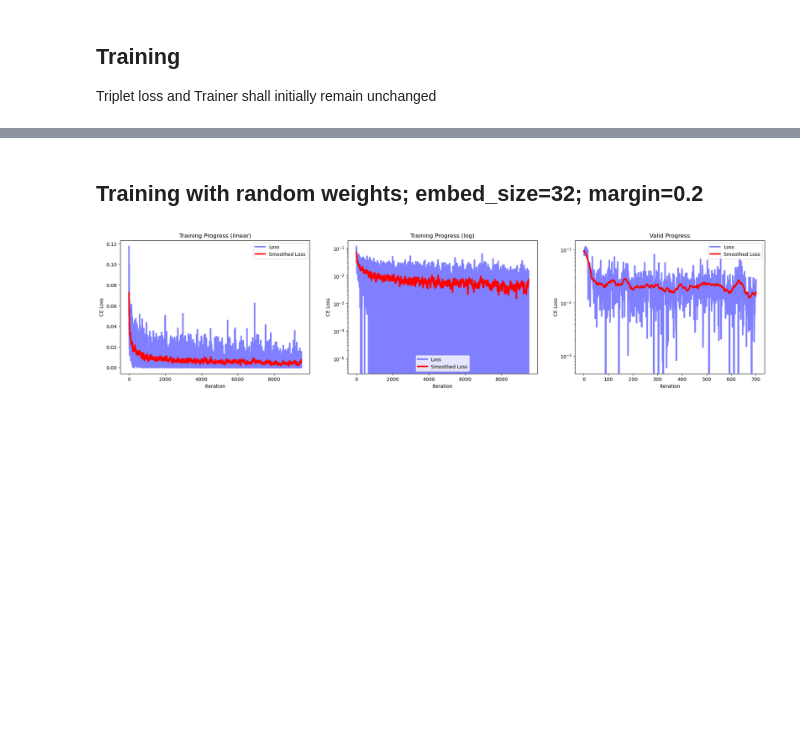
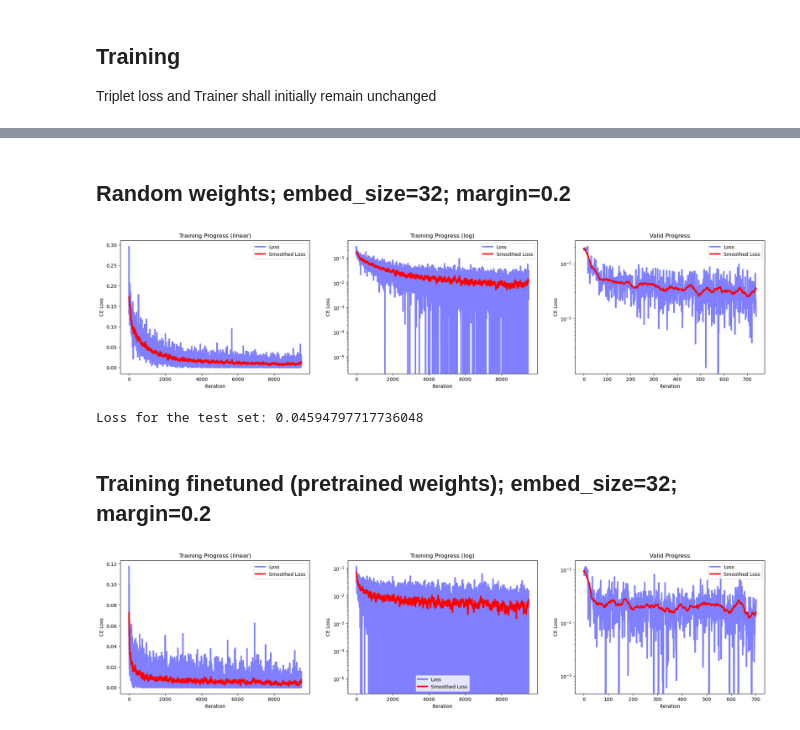
Before and after one commit to FreddieHorn/CudaVisionWS23, a Jupyter notebook: Assignment7/assignment7_working_copy.ipynb, the cells around one changed output, grey strips where cells are left out. Drawn from its saved outputs; the diff is of its cells as text; code cells hidden in the pictures; blank space fills up the shorter version.

Commit message:
trained models, added loss plots, semi-hard tripletsloss

```diff
--- a/Assignment7/assignment7_working_copy.ipynb
+++ b/Assignment7/assignment7_working_copy.ipynb
@@ -218,7 +222,7 @@ class SiameseModel(nn.Module):
 # %%
 device = 'cuda' if torch.cuda.is_available() else 'cpu'
 
-model = SiameseModel()
+model = SiameseModel(use_pretrained = False)
 model = model.to(device)
 # %% [markdown]
 ## Training
@@ -359,7 +363,7 @@ class Trainer:
     Class for training and validating a siamese model
     """
 
-    def __init__(self, model, criterion, train_loader, valid_loader, n_iters=1e4, save_freq = 500, margin = 0.2):
+    def __init__(self, model, criterion, train_loader, valid_loader, n_iters=1e4, save_freq = 500, margin = 0.2, save_name='siamese'):
         """ Trainer initializer """
         self.model = model
         self.criterion = criterion
@@ -371,6 +375,7 @@ class Trainer:
         self.device = torch.device("cuda" if torch.cuda.is_available() else "cpu")
         self.model.to(self.device)
 
+        self.save_name = save_name
         self.margin = 0.2
         self.save_freq = save_freq
         self.train_loss = []
@@ -437,7 +442,7 @@ class Trainer:
                     "train_loss": self.train_loss,
                     "valid_loss": self.valid_loss
                     }
-                    # utils_v2.save_model(self.model, self.optimizer, self.iter_, stats, margin=self.margin)
+                    utils_v2.save_model(self.model, self.optimizer, self.iter_, stats, margin=self.margin, name=self.save_name)
                 self.iter_ = self.iter_+1
                 if(self.iter_ >= self.n_iters):
                     break
@@ -447,7 +452,6 @@ class Trainer:
 # %%
 criterion = TripletLoss(margin=0.2)
 # %%
-trainer = Trainer(model=model, criterion=criterion, train_loader=train_loader, valid_loader=valid_loader, n_iters=10000, save_freq = 500)
-semihard_dataset = SemiHardTripletDataset(train_dataset, model)
-train_loader_semihard = torch.utils.data.DataLoader(dataset=tri_train_dataset, batch_size=128, shuffle=True)
+trainer = Trainer(model=model, criterion=criterion, train_loader=train_loader, valid_loader=valid_loader, n_iters=10001, save_freq = 500, save_name = 'rand_weights')
+# train_loader_semihard = torch.utils.data.DataLoader(dataset=tri_train_dataset, batch_size=128, shuffle=True)
 # %%
@@ -456,5 +458,4 @@ ss
 torch.cuda.empty_cache()
 # %%
-semihard_trainer.fit()
-# trainer.fit()
+trainer.fit()
 # %% [output]
@@ -463,5 +492,15 @@ OutOfMemoryError: CUDA out of memory. Tried to allocate 96.00 MiB. GPU 0 has a t
+# %% [markdown]
+## Random weights; embed_size=32; margin=0.2
+# %%
+utils_v2.visualize_progress(trainer.train_loss[:9500], trainer.valid_loss[:9500], start=0)
+# %% [output]
+[figure, added]
+# %%
+print(f"Loss for the test set: {test_model(trainer.model, test_loader, criterion, device)}")
+# %% [output]
+Loss for the test set: 0.04594797717736048
 # %% [markdown]
-## Training with random weights; embed_size=32; margin=0.2
+## Training finetuned (pretrained weights); embed_size=32; margin=0.2
 # %%
 model, optimizer, epoch, stats = utils_v2.load_model(trainer.model, trainer.optimizer, savepath="checkpoints/checkpoint_epoch_9500_margin_0.2.pth")
 # %%
```
Also changed, not shown: parts of 6 cells of this notebook.
